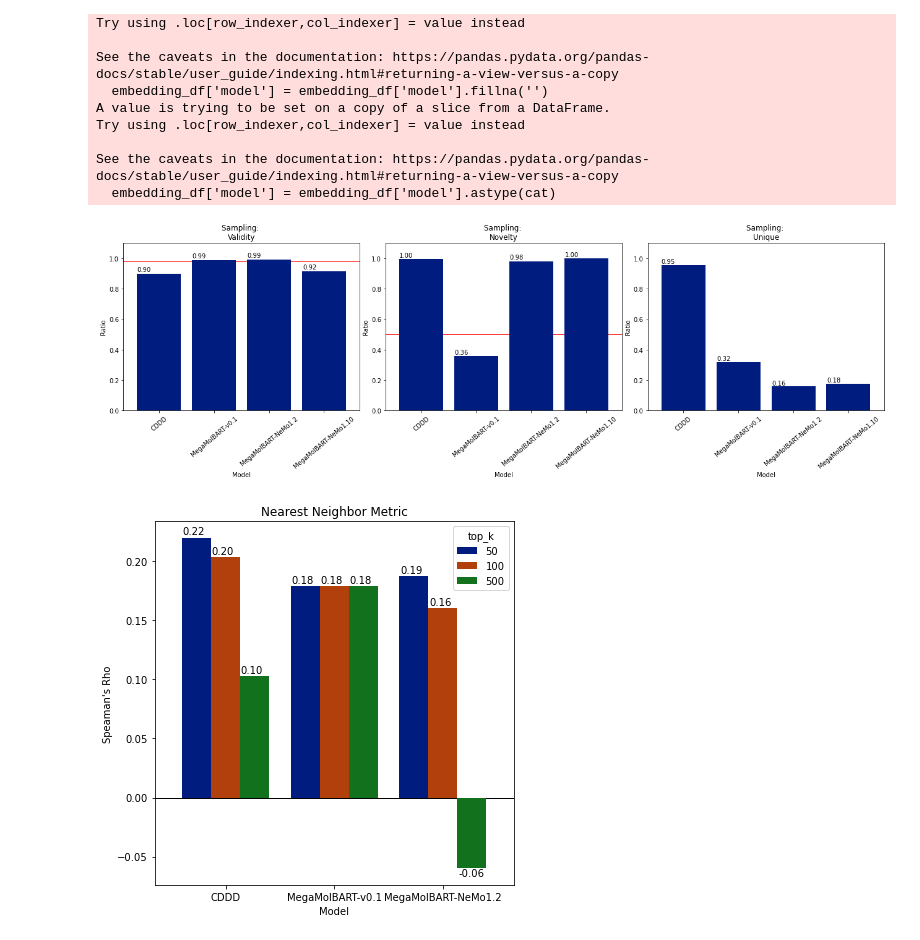
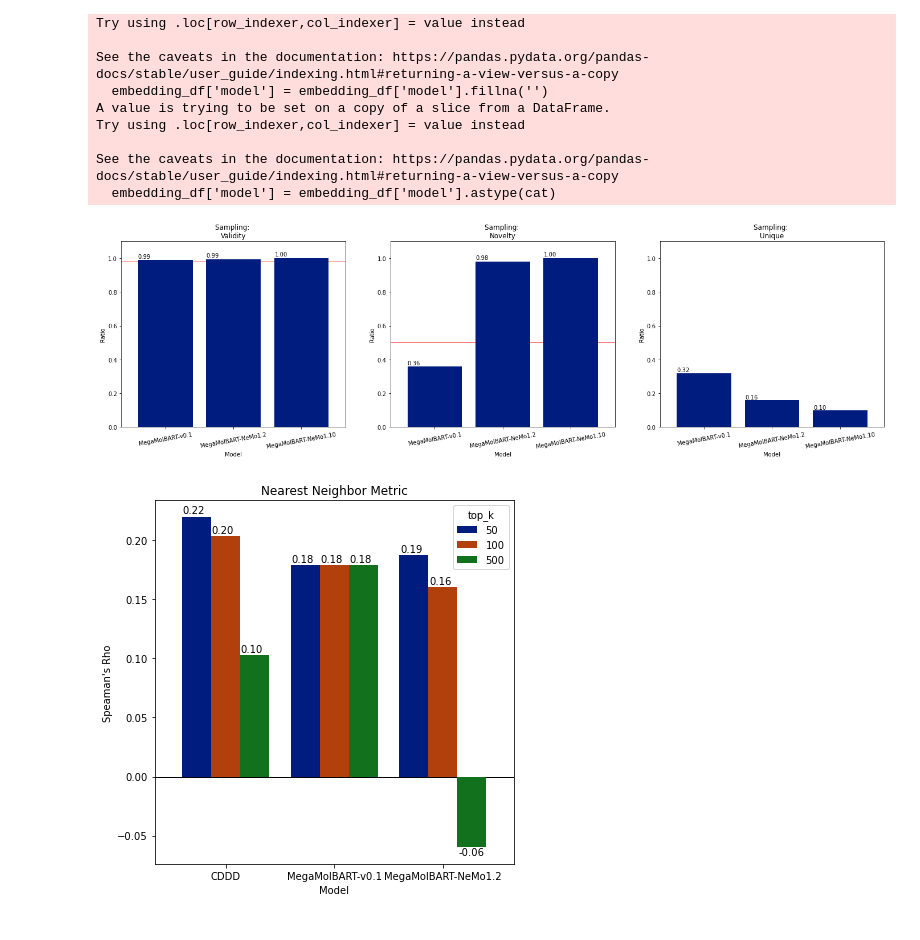
Before and after one commit to NVIDIA/cheminformatics, a Jupyter notebook: Untitled1.ipynb, the cells around one changed output. Saved outputs shown, nothing was run; the diff lists cells and outputs as text; code cells hidden in the pictures.

```diff
--- a/Untitled1.ipynb
+++ b/Untitled1.ipynb
@@ -135,7 +135,7 @@ def make_multimodel_sampling_plots(metric_df, output_dir, plot_type='model', pru
     sns.set_palette('dark')
 
     ncols, nrows = 3, 1
-    fig, axlist = plt.subplots(ncols=ncols, nrows=nrows, figsize=(ncols*6, nrows*6))
+    fig, axlist = plt.subplots(ncols=ncols, nrows=nrows, figsize=(ncols*8, nrows*6))
     axlist = axlist.flatten()
 
     generative_mask = metric_df['name'].isin(['validity', 'unique', 'novelty'])
@@ -163,43 +163,45 @@ def make_multimodel_sampling_plots(metric_df, output_dir, plot_type='model', pru
 
         if plot_type == 'model':
             # Barplot of each model
-            if prune_radii:
-                dat = prune_models(dat)
-                is_first_col = False
+            #if prune_radii:
+            #    dat = prune_models(dat)
+            is_first_col = False
 
             if dat.groupby(['inferrer']).size().max() == 1:
                 dat = dat[['inferrer', 'value']].set_index('inferrer').sort_index()
             else:
                 dat = dat.pivot(index='inferrer', columns='radius', values='value')
 
-            dat.plot(kind='bar', ax=ax, legend=is_first_col, width=0.8, rot=40)
+            dat.plot(kind='bar', ax=ax, legend=is_first_col, width=0.8, rot=10)
             _label_bars(ax)
             xlabel = 'Model'
 
         elif plot_type == 'timeseries':
             # Timeseries -- line plot data
             dat = prune_megamolbart_radii(dat)
 
             dat = dat.pivot(index='timestamp', columns='inferrer', values='value')
             dat.plot(kind='line', marker='o', ax=ax, legend=is_first_col)
             # ax.set_xlim(*timestamp_lim) # TODO FIX ME
             xlabel = 'Date (Timeseries)'
 
         ax.set_ylim(0, 1.1)
         ax.set(title=f'Sampling: \n{metric.title()}', xlabel=xlabel, ylabel='Ratio')
-        plt.tight_layout()
+        #plt.tight_layout()
         fig.savefig(os.path.join(output_dir, 'Sampling_Aggregated_Benchmark.png'), dpi=300)
 
 
 MEGAMOLBART_SAMPLE_RADIUS = {'10M': (0.1, 0.1),
                              'xsmall': (1.0, 1.0),
                              'small':  (0.70, 0.75)}
 
 plot_type = 'model'
-prune_radii = True
-make_multimodel_sampling_plots(metric_df, output_dir=output_dir, plot_type=plot_type, prune_radii=prune_radii, model_sort_order=model_sort_order)
+prune_radii = False
+
+simple_metric_df = metric_df.query("(inferrer == 'MegaMolBART-v0.1' and radius == 0.1) or (inferrer == 'MegaMolBART-NeMo1.2' and radius == 0.75) or (inferrer == 'MegaMolBART-NeMo1.10' and radius == 0.5)")
+make_multimodel_sampling_plots(simple_metric_df, output_dir=output_dir, plot_type=plot_type, prune_radii=prune_radii, model_sort_order=model_sort_order)
 # %% [output]
-[figure, old version]
+[figure, new version]
 # %%
 def make_multimodel_nearest_neighbor_plot(embedding_df, output_dir, plot_type='model', model_sort_order=None):
     """Aggregate plot for nearest neighbor correlation ---
```
Also changed, not shown: parts of 1 cell of this notebook.
